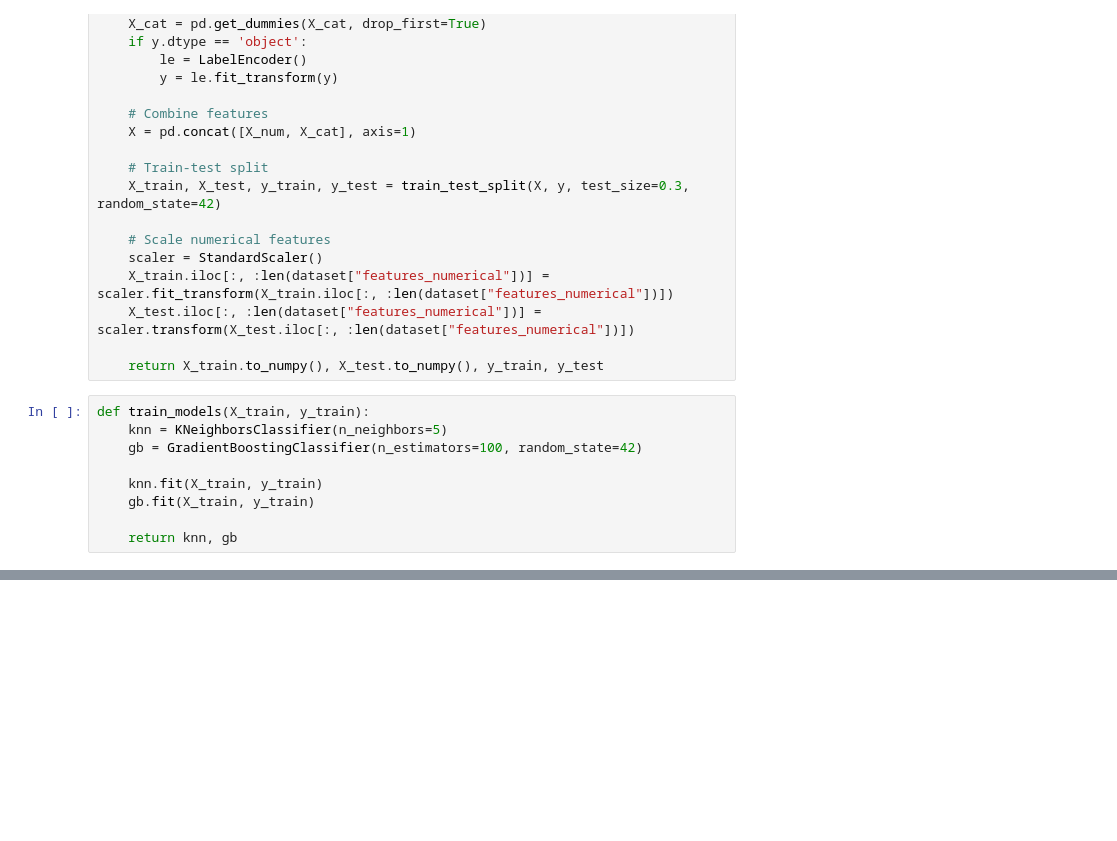
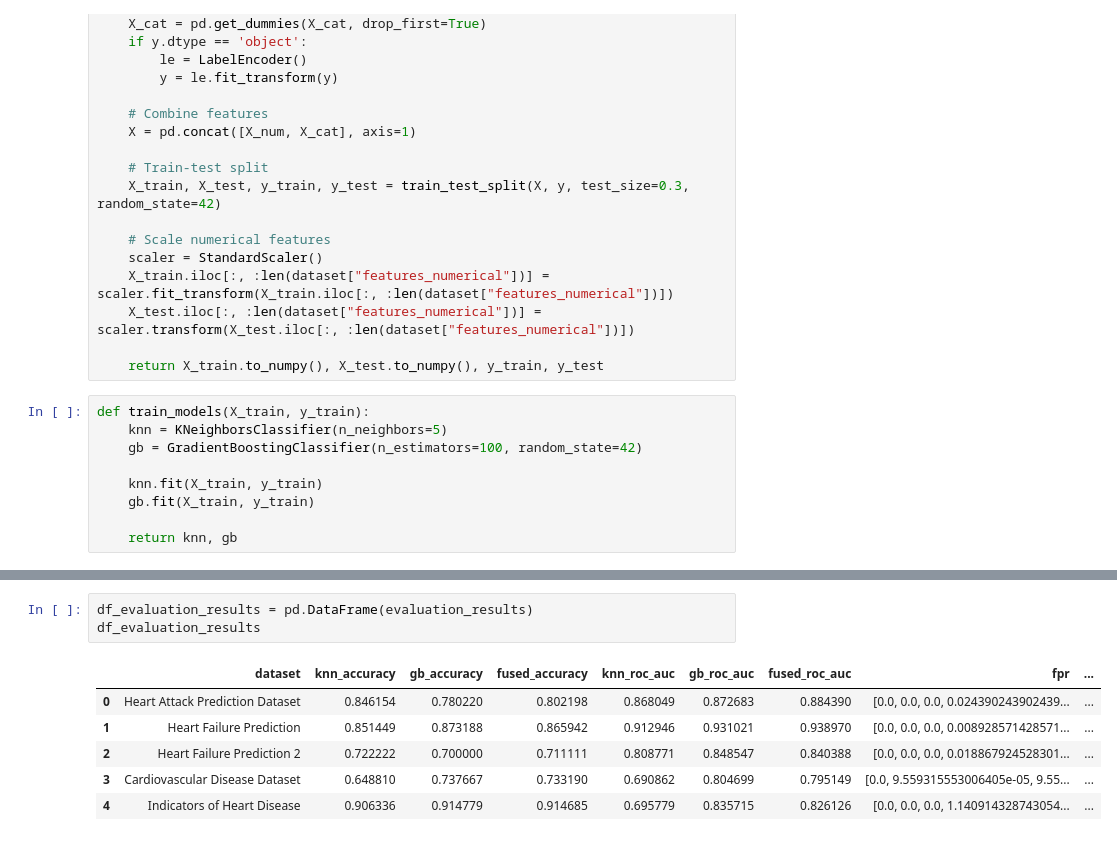
Before and after one commit to cmyguel/tru_heart_disease_predictions, a Jupyter notebook: weighted-fusion-knn-gradient.ipynb, the cells around one changed output, grey strips where cells are left out. Drawn from its saved outputs; the diff is of its cells as text; blank space fills up the shorter version.

```diff
--- a/weighted-fusion-knn-gradient.ipynb
+++ b/weighted-fusion-knn-gradient.ipynb
@@ -152,0 +205,10 @@ plt.show()
+# %%
+df_evaluation_results = pd.DataFrame(evaluation_results)
+df_evaluation_results
+# %% [output]
+|  | dataset | knn_accuracy | gb_accuracy | fused_accuracy | knn_roc_auc | gb_roc_auc | fused_roc_auc | fpr | ... |
+| 0 | Heart Attack Prediction Dataset | 0.846154 | 0.780220 | 0.802198 | 0.868049 | 0.872683 | 0.884390 | [0.0, 0.0, 0.0, 0.024390243902439... | ... |
+| 1 | Heart Failure Prediction | 0.851449 | 0.873188 | 0.865942 | 0.912946 | 0.931021 | 0.938970 | [0.0, 0.0, 0.0, 0.008928571428571... | ... |
+| 2 | Heart Failure Prediction 2 | 0.722222 | 0.700000 | 0.711111 | 0.808771 | 0.848547 | 0.840388 | [0.0, 0.0, 0.0, 0.018867924528301... | ... |
+| 3 | Cardiovascular Disease Dataset | 0.648810 | 0.737667 | 0.733190 | 0.690862 | 0.804699 | 0.795149 | [0.0, 9.559315553006405e-05, 9.55... | ... |
+| 4 | Indicators of Heart Disease | 0.906336 | 0.914779 | 0.914685 | 0.695779 | 0.835715 | 0.826126 | [0.0, 0.0, 0.0, 1.140914328743054... | ... |
```
Also changed, not shown: parts of 5 cells of this notebook.
